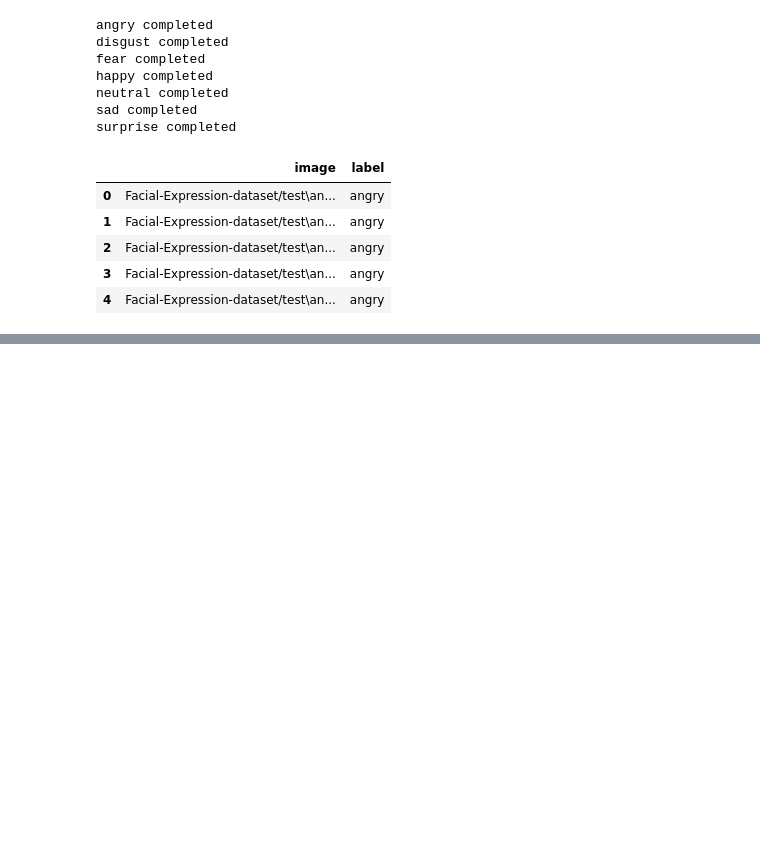
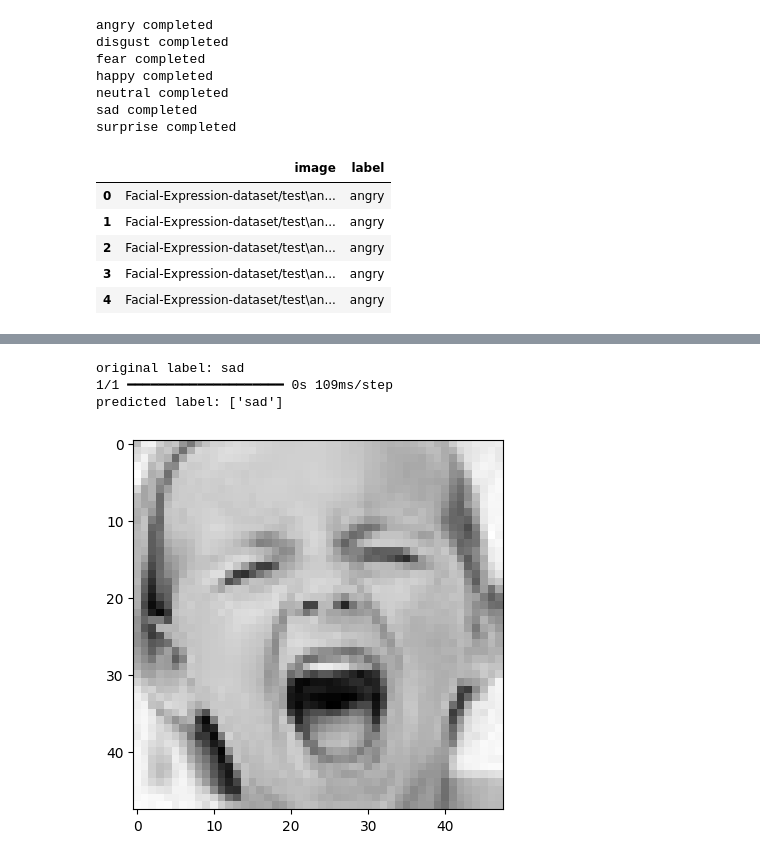
Before and after one commit to ikram713/Facial-Emotion-Recognition, a Jupyter notebook: Facial-Emotion-Rec.ipynb, the cells around one changed output, grey strips where cells are left out. Drawn from its saved outputs; the diff is of its cells as text; code cells hidden in the pictures; blank space fills up the shorter version.

```diff
--- a/Facial-Emotion-Rec.ipynb
+++ b/Facial-Emotion-Rec.ipynb
@@ -114,0 +150,27 @@ plt.show()
+# %%
+# model creation
+model = Sequential()
+model.add(Convolution2D(128, kernel_size=(3, 3), activation='relu', input_shape=input_shape)) # Convolutional layer
+model.add(MaxPooling2D(pool_size=(2, 2))) # Pooling layer
+model.add(Dropout(0.25))  # Dropout layer to prevent overfitting
+
+model.add(Convolution2D(256, kernel_size=(3, 3), activation='relu'))
+model.add(MaxPooling2D(pool_size=(2, 2)))
+model.add(Dropout(0.25))
+
+model.add(Convolution2D(512, kernel_size=(3, 3), activation='relu'))
+model.add(MaxPooling2D(pool_size=(2, 2)))
+model.add(Dropout(0.25))
+
+model.add(Convolution2D(512, kernel_size=(3, 3), activation='relu'))
+model.add(MaxPooling2D(pool_size=(2, 2)))
+model.add(Dropout(0.25))
+
+model.add(Flatten())
+model.add(Dense(512, activation='relu'))
+model.add(Dropout(0.4))
+model.add(Dense(output_classes, activation='relu'))
+model.add(Dropout(0.3))
+model.add(Dense(output_classes, activation='softmax'))  # Output layer with softmax activation
+
+model.compile(optimizer='adam', loss='categorical_crossentropy', metrics=['accuracy'])
@@ -114,0 +224,17 @@ plt.show()
+# %%
+# Test the model
+image_index = random.randint(0, len(test)-1)
+print('original label:', test['label'][image_index])
+predicted_label = model.predict(np.expand_dims(x_test[image_index], axis=0))
+predicted_label = np.argmax(predicted_label, axis=1)
+print('predicted label:', le.inverse_transform(predicted_label))
+# Display the image
+img = load_img(test['image'][image_index], color_mode='grayscale', target_size=(48, 48))
+img = img_to_array(img)
+plt.imshow(img.reshape(48, 48), cmap='gray')
+plt.show()
+# %% [output]
+original label: sad
+1/1 ━━━━━━━━━━━━━━━━━━━━ 0s 109ms/step
+predicted label: ['sad']
+[figure, added]
```
Also changed, not shown: parts of 15 cells of this notebook.
